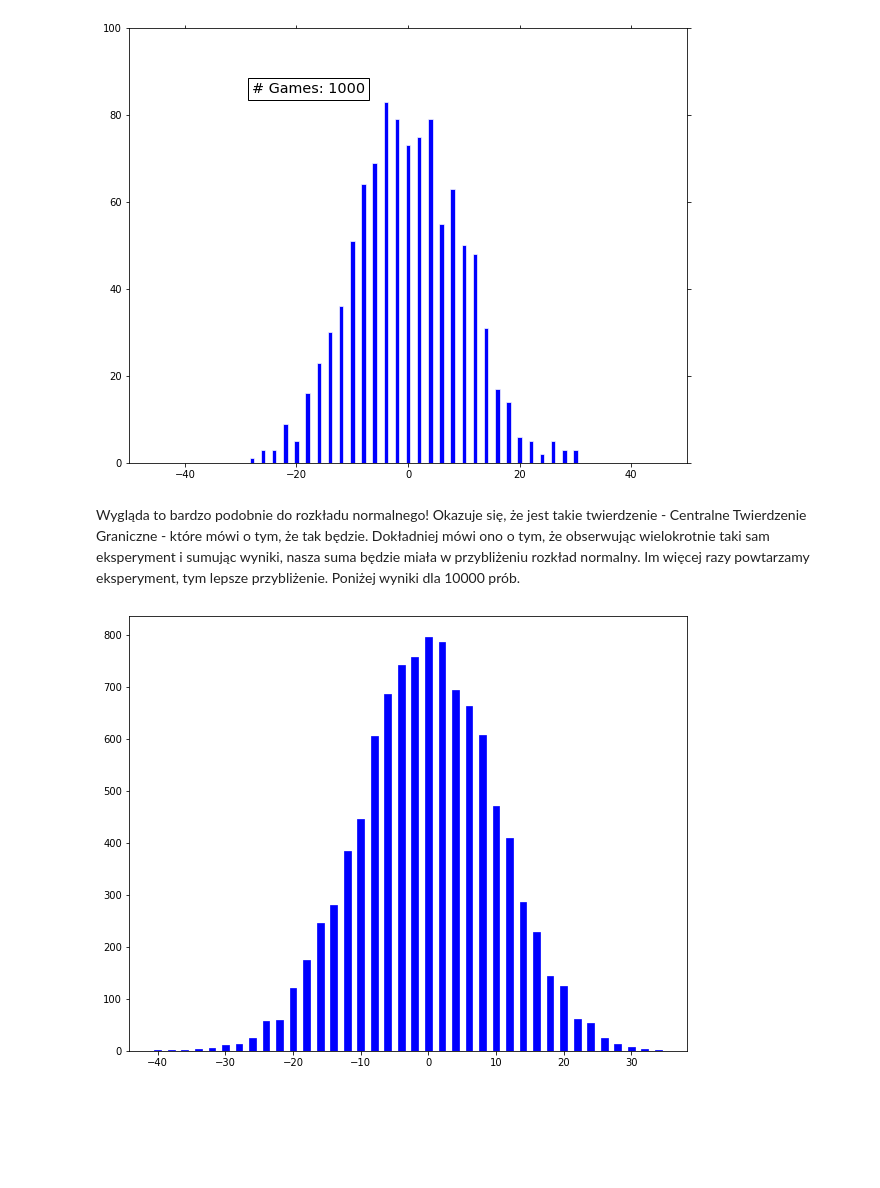
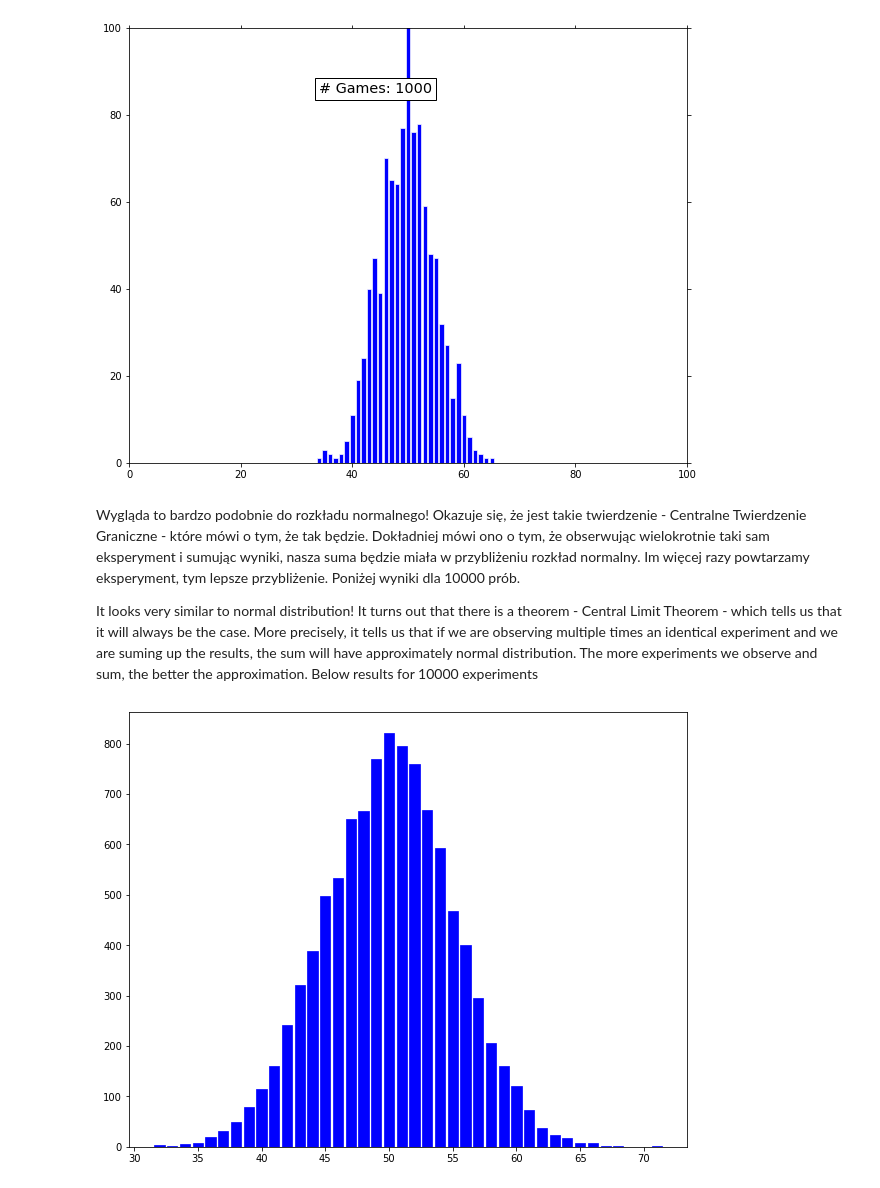
Before and after one commit to mateuszwyszynski/python_basics, a Jupyter notebook: additional_notebooks/central_limit_theorem/central_limit_theorem.ipynb, the cells around one changed output. Drawn from its saved outputs; the diff is of its cells as text; code cells hidden in the pictures; blank space fills up the shorter version.

Commit message:
feat: add eng description and change coin tosses to be 0 and 1

```diff
--- a/additional_notebooks/central_limit_theorem/central_limit_theorem.ipynb
+++ b/additional_notebooks/central_limit_theorem/central_limit_theorem.ipynb
@@ -23,7 +27,7 @@ def random_simulator(sim_type, **kwargs):
                 score = score*2
         result = score - game_price
     elif sim_type == 'coin_toss':
-        result = random.randrange(-1, 2, 2)
+        result = random.randrange(0, 2, 1)
     elif sim_type == 'normal':
         n_digits = kwargs.get('n_digits')
         result = round(random.gauss(0, 1), n_digits)
@@ -31,7 +35,7 @@ def random_simulator(sim_type, **kwargs):
         result = 0
         n_digits = kwargs.get('n_digits')
         n_tosses = kwargs.get('n_tosses')
-        coin_results = random.choices([-1, 1], k = n_tosses)
+        coin_results = random.choices([0, 1], k = n_tosses)
         for coin_result in coin_results:
             result = result + coin_result
     else:
@@ -89,9 +109,12 @@ Na koniec wyobraź sobie, że coś takiego robi tysiące osób. Zobaczmy, jak b
 # %%
-simulation_histogram('multiple_coin_tosses', 1000, -50, 50, 100, 0.8, account_balance_display = False, n_digits = 0, n_tosses = 100)
+simulation_histogram('multiple_coin_tosses', 1000, 0, 100, 100, 0.8, account_balance_display = False,
+                     n_digits = 0, n_tosses = 100)
 # %% [output]
-[figure, old version]
+[figure, new version]
 # %% [markdown]
 Wygląda to bardzo podobnie do rozkładu normalnego! Okazuje się, że jest takie twierdzenie - Centralne Twierdzenie Graniczne - które mówi o tym, że tak będzie. Dokładniej mówi ono o tym, że obserwując wielokrotnie taki sam eksperyment i sumując wyniki, nasza suma będzie miała w przybliżeniu rozkład normalny. Im więcej razy powtarzamy eksperyment, tym lepsze przybliżenie. Poniżej wyniki dla 10000 prób.
+
+It looks very similar to normal distribution! It turns out that there is a theorem - Central Limit Theorem - which tells us that it will always be the case. More precisely, it tells us that if we are observing multiple times an identical experiment and we are suming up the results, the sum will have approximately normal distribution. The more experiments we observe and sum, the better the approximation. Below results for 10000 experiments
 # %%
 liczba_osob = 10000
 # %%
@@ -111,8 +134,8 @@ for i in range(liczba_osob):
         account_results[account_balance] += 1
 # %%
 fig_normal, ax_normal = plt.subplots(figsize=(10, 8))
-hist_normal = ax_normal.bar(list(account_results.keys()), list(account_results.values()), width=1, edgecolor="blue", linewidth=0.7, color = 'blue')
+hist_normal = ax_normal.bar(list(account_results.keys()), list(account_results.values()), width=0.8, edgecolor="blue", linewidth=0.7, color = 'blue')
 display.display(fig_normal)
 plt.close()
 # %% [output]
-[figure, old version]
+[figure, new version]
```
Also changed, not shown: parts of 4 cells of this notebook, 1 other file.
